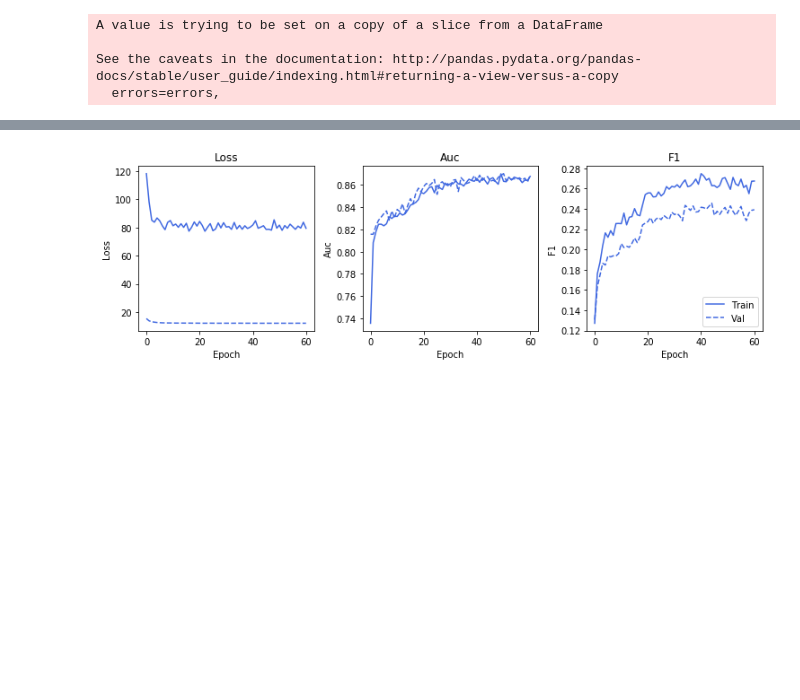
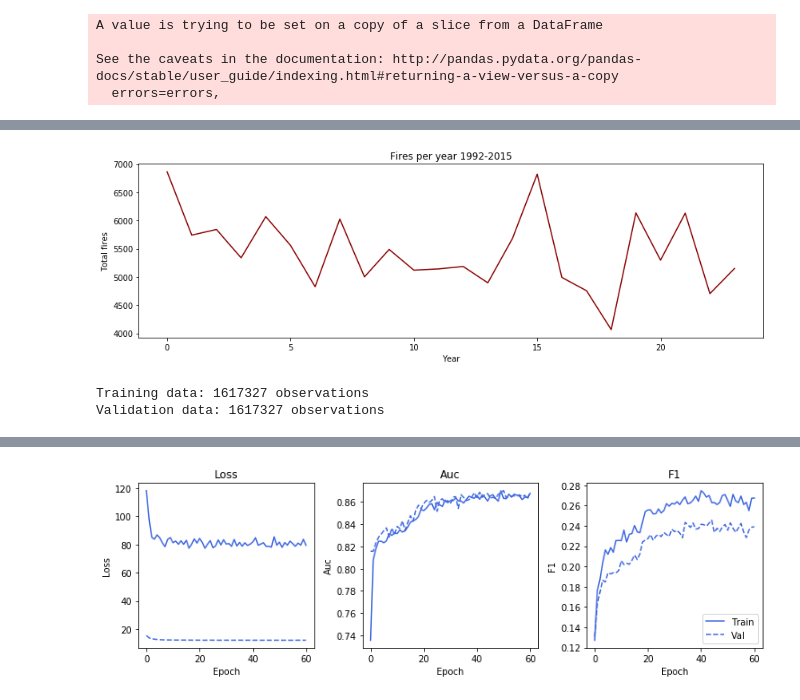
Before and after one commit to aristyogresearch/wildfire, a Jupyter notebook: notebooks/keras_parallel_LSTM_410input.ipynb, the cells around one changed output, grey strips where cells are left out. Saved outputs shown, nothing was run; the diff lists cells and outputs as text; code cells hidden in the pictures; blank space fills up the shorter version.

```diff
--- a/notebooks/keras_parallel_LSTM_410input.ipynb
+++ b/notebooks/keras_parallel_LSTM_410input.ipynb
@@ -131,6 +131,7 @@ data_file = '../data/training_data/1992-2015_training_data_added_features.csv'
 dtypes = {
     'lat': float,
     'lon': float,
+
     'weather_bin_year': int,
     'weather_bin_month': int,
     'weather_bin_day': int,
@@ -180,6 +181,7 @@ features = [
     'lat',
     'lon',
     'weather_bin_month',
+    'weather_bin_year',
     'veg',
     'ignition',
     'mean.air.2m',
@@ -289,0 +302,24 @@ data = data.sort_index()
+# %%
+years = data.groupby(['weather_bin_year'])
+
+total_ignitions = []
+
+for group, year in years:
+    total_ignitions.append(sum(year['ignition']))
+# %%
+plt.subplots(1,1,figsize=(14,4))
+
+plt.subplot(1, 1, 1)
+
+plt.plot(
+    range(len(total_ignitions)),
+    total_ignitions,
+    color = "darkred",
+)
+
+plt.xlabel('Year')
+plt.ylabel('Total fires')
+plt.title('Fires per year 1992-2015')
+plt.show()
+# %% [output]
+[figure, added]
@@ -297,3 +335,9 @@ training_data = data.iloc[:-int(len(leftover_data)*0.3)]
+# %%
+print("Training data: {} observations".format(len(training_data)))
+print("Validation data: {} observations".format(len(validation_data)))
+# %% [output]
+Training data: 1617327 observations
+Validation data: 1617327 observations
 # %%
 training_data.head()
 # %% [output]
```
Also changed, not shown: parts of 13 cells of this notebook, 1 other file.
